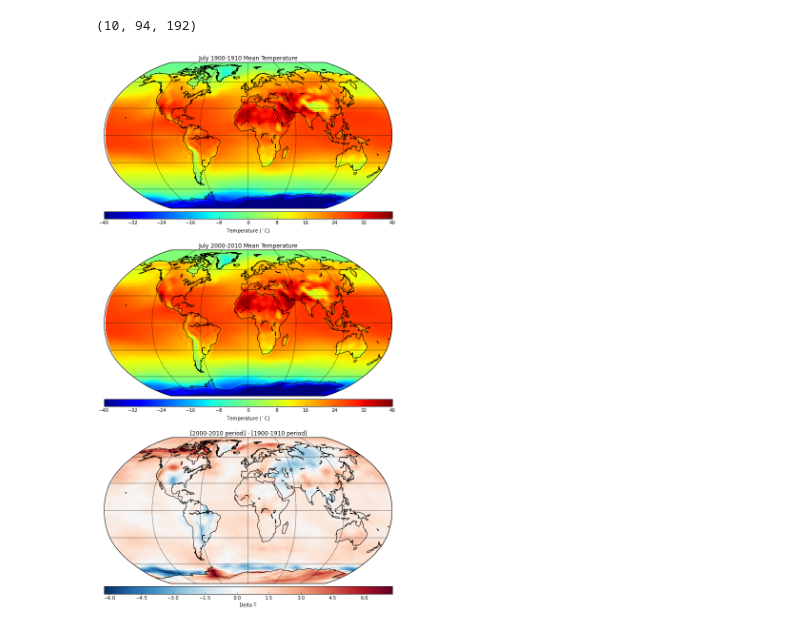
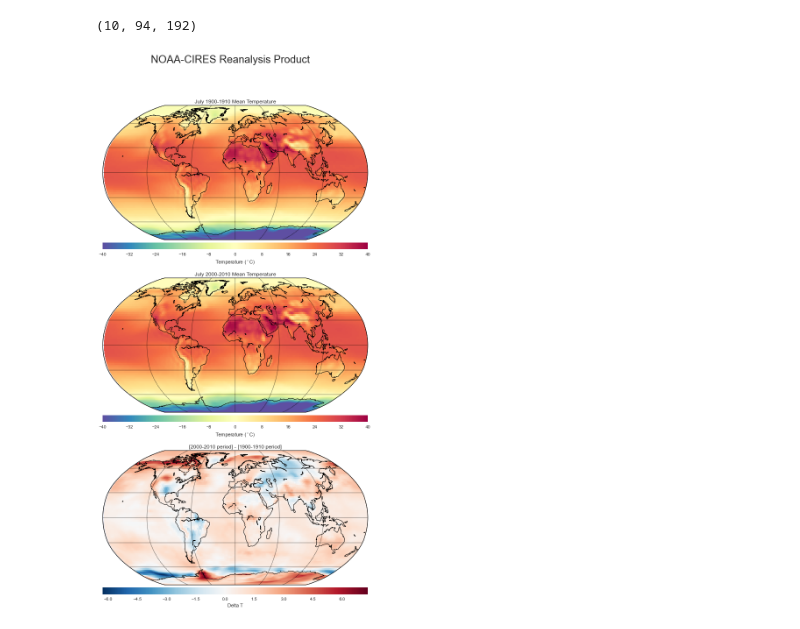
Before and after one commit to jstemmler/notebooks, a Jupyter notebook: deltaT/noaa_20c_deltaT.ipynb, the cells around one changed output. Saved outputs shown, nothing was run; the diff lists cells and outputs as text; code cells hidden in the pictures.

```diff
--- a/deltaT/noaa_20c_deltaT.ipynb
+++ b/deltaT/noaa_20c_deltaT.ipynb
@@ -111,33 +113,37 @@ def make_basemap(ax):
 # %%
 fig, ax = plt.subplots(3, figsize=(13, 20))
 
+fig.suptitle('NOAA-CIRES Reanalysis Product', fontsize=24)
+
 m, ax[0] = make_basemap(ax[0])
 im = m.pcolormesh(lons, lats, pre_temps, latlon=True,
-                  vmin=-40, vmax=40)
+                  vmin=-40, vmax=40, cmap=cm.Spectral_r)
 cb = m.colorbar(im, 'bottom', size='5%', pad='2%')
 cb.set_label('Temperature ($^\circ$C)')
 ax[0].set_title("{} {}-{} Mean Temperature".format(month_name, pre[0], pre[1]))
 
 m, ax[1] = make_basemap(ax[1])
 im = m.pcolormesh(lons, lats, post_temps, latlon=True,
-                  vmin=-40, vmax=40)
+                  vmin=-40, vmax=40, cmap=cm.Spectral_r)
 cb = m.colorbar(im, 'bottom', size='5%', pad='2%')
 cb.set_label('Temperature ($^\circ$C)')
 ax[1].set_title("{} {}-{} Mean Temperature".format(month_name, post[0], post[1]))
 
 m, ax[2] = make_basemap(ax[2])
 midpoint = abs(min(delta_t.ravel())) / (max(delta_t.ravel()) - min(delta_t.ravel()))
 im = m.pcolormesh(lons, lats, delta_t, latlon=True,
                   cmap=shiftedColorMap(cm.RdBu_r, midpoint=midpoint))
 cb = m.colorbar(im, 'bottom', size='5%', pad='2%')
 cb.set_label('Delta T')
 ax[2].set_title("[{}-{} period] - [{}-{} period]"
                 .format(post[0], post[1], pre[0], pre[1]))
 
+#fig.tight_layout()
+
 figname = 'NOAA/{}_{}-{}.png'.format(month_name, pre[0], post[1])
 fig.savefig(figname, dpi=300)
 # %% [output]
-[figure, old version]
+[figure, new version]
 # %%
 fig, ax = plt.subplots(figsize=(8, 5))
 
```
Also changed, not shown: parts of 2 cells of this notebook, 1 other file.
